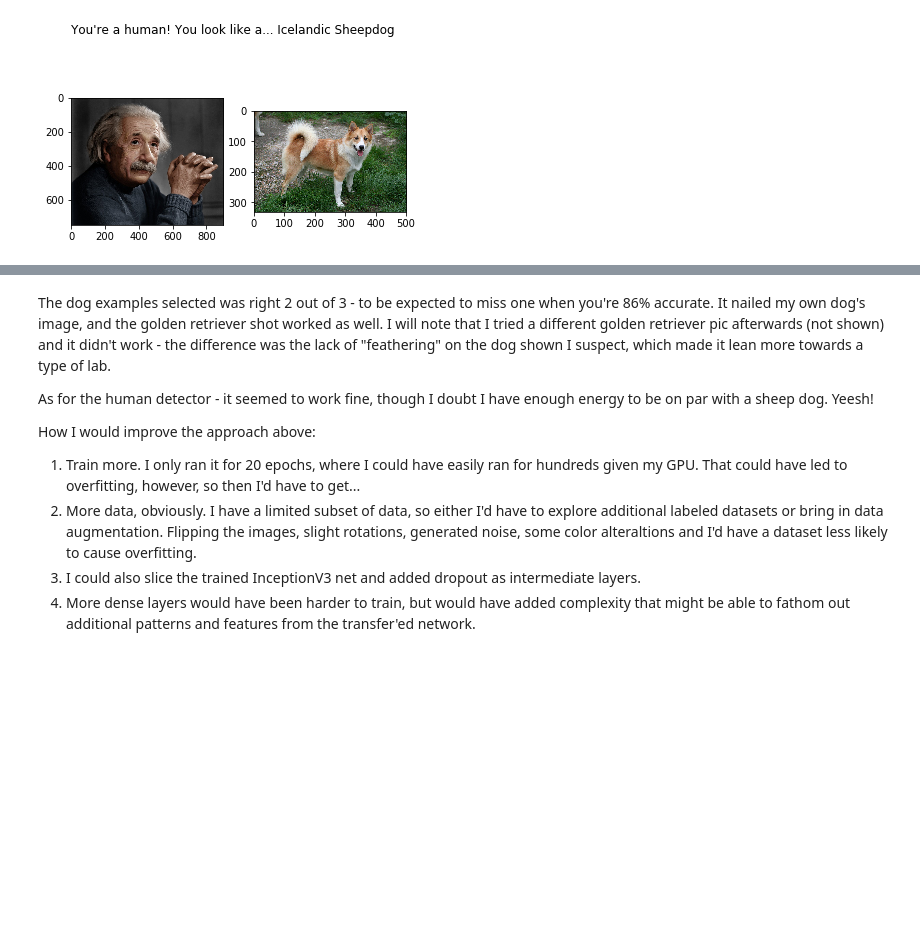
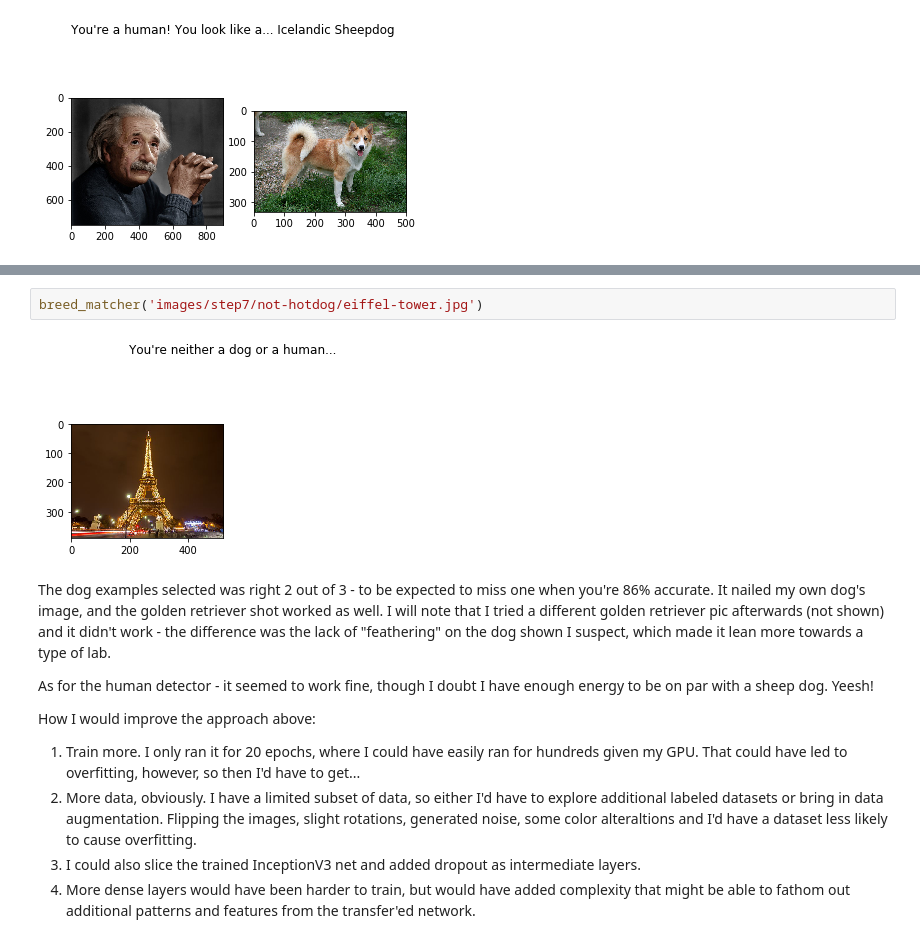
Before and after one commit to rebecca0nline/udacity-dlnd-dog-project, a Jupyter notebook: dog_app.ipynb, the cells around one changed output, grey strips where cells are left out. Saved outputs shown, nothing was run; the diff lists cells and outputs as text; blank space fills up the shorter version.

```diff
--- a/dog_app.ipynb
+++ b/dog_app.ipynb
@@ -939,3 +972,7 @@ breed_matcher('images/step7/hoomans/einstein.jpg')
+# %%
+breed_matcher('images/step7/not-hotdog/eiffel-tower.jpg')
+# %% [output]
+[figure, added]
 # %% [markdown]
 The dog examples selected was right 2 out of 3 - to be expected to miss one when you're 86% accurate. It nailed my own dog's image, and the golden retriever shot worked as well. I will note that I tried a different golden retriever pic afterwards (not shown) and it didn't work - the difference was the lack of "feathering" on the dog shown I suspect, which made it lean more towards a type of lab.
 
```
Also changed, not shown: parts of 6 cells of this notebook, 3 other files.
